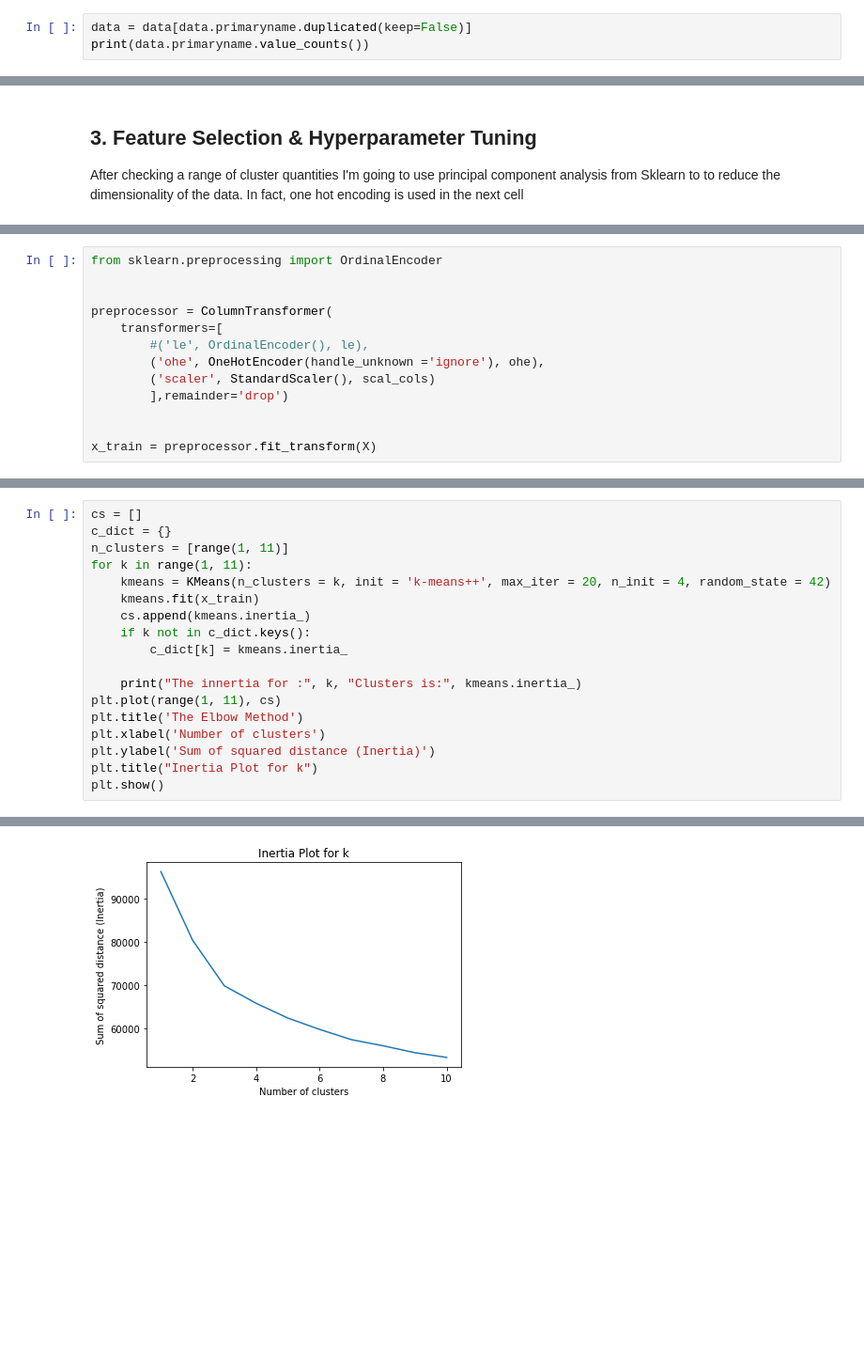
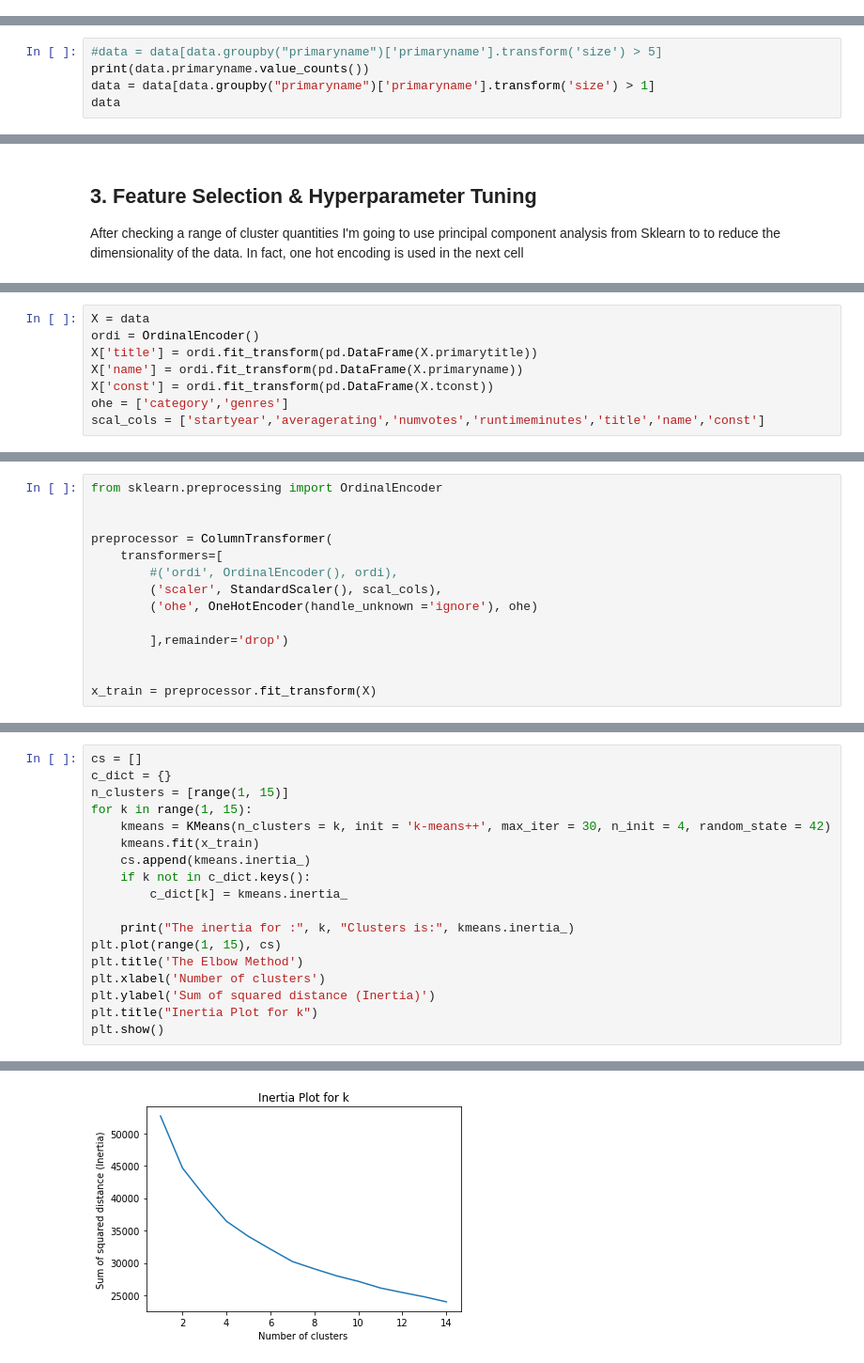
Before and after one commit to 333Kenji/IMDB_KMeans, a Jupyter notebook: Notebooks/KMeans.ipynb, the cells around one changed output, grey strips where cells are left out. Shown at 94% size. Saved outputs shown, nothing was run; the diff lists cells and outputs as text; blank space fills up the shorter version.

```diff
--- a/Notebooks/KMeans.ipynb
+++ b/Notebooks/KMeans.ipynb
@@ -352,4 +335 @@ Name: category, dtype: int64
 This is a huge source of dimensionality. For now I'm simply going to drop anyone who appears only once. This is hand during the .tsv file conversion process further up but I may fine tune here in the the future.
-# %%
-data = data[data.primaryname.duplicated(keep=False)]
-print(data.primaryname.value_counts())
@@ -368,0 +336,5 @@ Name: primaryname, Length: 7135, dtype: int64
+# %%
+#data = data[data.groupby("primaryname")['primaryname'].transform('size') > 5]
+print(data.primaryname.value_counts())
+data = data[data.groupby("primaryname")['primaryname'].transform('size') > 1]
+data
@@ -582 +609,9 @@ X = data
+# %%
+X = data
+ordi = OrdinalEncoder()
+X['title'] = ordi.fit_transform(pd.DataFrame(X.primarytitle))
+X['name'] = ordi.fit_transform(pd.DataFrame(X.primaryname))
+X['const'] = ordi.fit_transform(pd.DataFrame(X.tconst))
+ohe = ['category','genres']
+scal_cols = ['startyear','averagerating','numvotes','runtimeminutes','title','name','const']
 # %% [markdown]
@@ -588,9 +623,10 @@ from sklearn.preprocessing import OrdinalEncoder
 
 preprocessor = ColumnTransformer(
     transformers=[
-        #('le', OrdinalEncoder(), le),
-        ('ohe', OneHotEncoder(handle_unknown ='ignore'), ohe),
-        ('scaler', StandardScaler(), scal_cols)
+        #('ordi', OrdinalEncoder(), ordi),
+        ('scaler', StandardScaler(), scal_cols),
+        ('ohe', OneHotEncoder(handle_unknown ='ignore'), ohe)
+
         ],remainder='drop')
 
 
@@ -600,16 +653,16 @@ x_train = preprocessor.fit_transform(X)
 # %%
 cs = []
 c_dict = {}
-n_clusters = [range(1, 11)]
-for k in range(1, 11):
-    kmeans = KMeans(n_clusters = k, init = 'k-means++', max_iter = 20, n_init = 4, random_state = 42)
+n_clusters = [range(1, 15)]
+for k in range(1, 15):
+    kmeans = KMeans(n_clusters = k, init = 'k-means++', max_iter = 30, n_init = 4, random_state = 42)
     kmeans.fit(x_train)
     cs.append(kmeans.inertia_)
     if k not in c_dict.keys():
         c_dict[k] = kmeans.inertia_
 
-    print("The innertia for :", k, "Clusters is:", kmeans.inertia_)
-plt.plot(range(1, 11), cs)
+    print("The inertia for :", k, "Clusters is:", kmeans.inertia_)
+plt.plot(range(1, 15), cs)
 plt.title('The Elbow Method')
 plt.xlabel('Number of clusters')
 plt.ylabel('Sum of squared distance (Inertia)')
@@ -629 +686 @@ The innertia for : 10 Clusters is: 53200.511309048255
-[figure, old version]
+[figure, new version]
```
Also changed, not shown: parts of 118 cells of this notebook, 2 other files.
